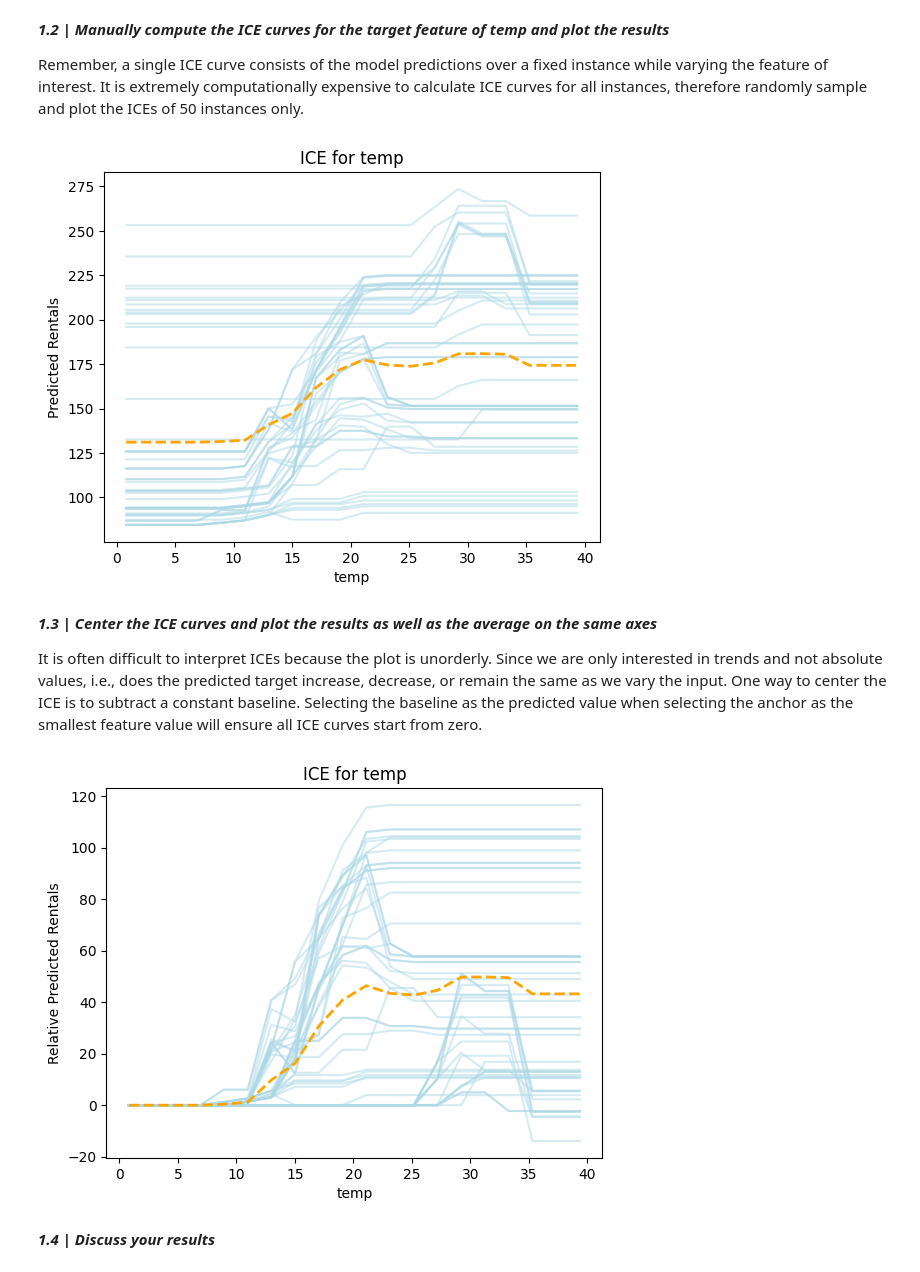
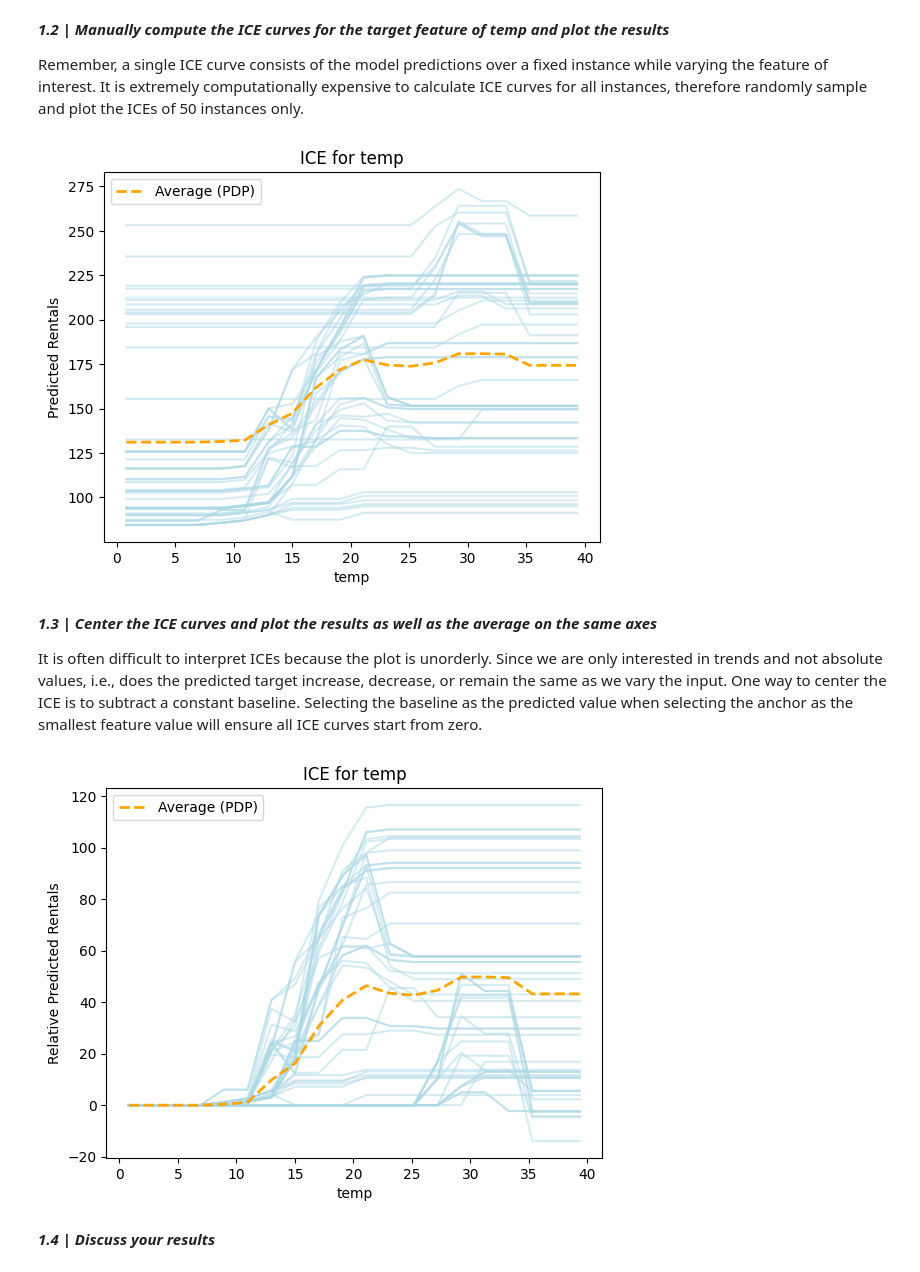
Before and after one commit to yvokeller/xai, a Jupyter notebook: notebooks/LO1_tabular.ipynb, the cells around one changed output. Drawn from its saved outputs; the diff is of its cells as text; code cells hidden in the pictures.

```diff
--- a/notebooks/LO1_tabular.ipynb
+++ b/notebooks/LO1_tabular.ipynb
@@ -114,34 +114,35 @@ def plot_ice(data, model, feature, centered=False, pdp=False):
     data_baseline = data_subsampled.copy()
     data_baseline[feature] = min_temp  # Anchor at the minimum feature value
     baseline_predictions = model.predict(data_baseline)
 
     for temp in feature_values:
         data_feature = data_subsampled.copy()
         data_feature[feature] = temp  # Set current feature value for all instances
         predictions = model.predict(data_feature)
         ice_curve = predictions - baseline_predictions if centered else predictions
         ice_curves.append(ice_curve)
 
     # Convert ice_curves from a list of predictions to a 2D array (one curve per row)
     ice_curves = np.array(ice_curves).T
 
     # Plot ICE curves
     for ice_curve in ice_curves:
         plt.plot(feature_values, ice_curve, color='lightblue', alpha=0.5)  # Plot each ICE curve
 
     # Calculate and plot the average of the ICE curves (i.e., the centered PDP)
     if pdp:
         avg_curve = np.mean(ice_curves, axis=0)
         plt.plot(feature_values, avg_curve, color='orange', label='Average (PDP)', linewidth=2, linestyle='--')
 
     plt.xlabel(f'{feature}')
     plt.ylabel('Predicted Rentals' if not centered else 'Relative Predicted Rentals')
     plt.title(f'ICE for {feature}')
+    plt.legend()
     plt.show()
 
 plot_ice(data, model, 'temp', centered=False, pdp=True)
 # %% [output]
-[figure, old version]
+[figure, new version]
 # %% [markdown]
 ***1.3 | Center the ICE curves and plot the results as well as the average on the same axes***
 
@@ -150,7 +151,7 @@ It is often difficult to interpret ICEs because the plot is unorderly. Since we
 # YOUR CODE HERE
 plot_ice(data, model, 'temp', centered=True, pdp=True)
 # %% [output]
-[figure, old version]
+[figure, new version]
 # %% [markdown]
 ***1.4 | Discuss your results***
 # %%
```
Also changed, not shown: parts of 6 cells of this notebook.
